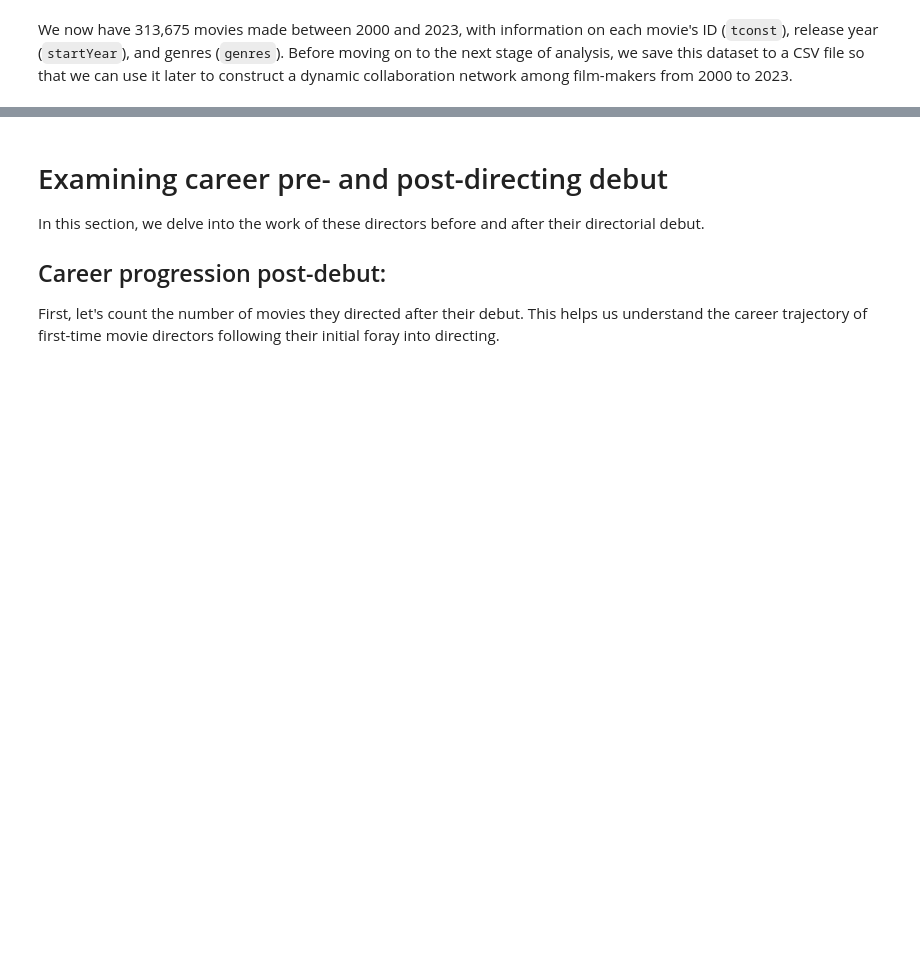
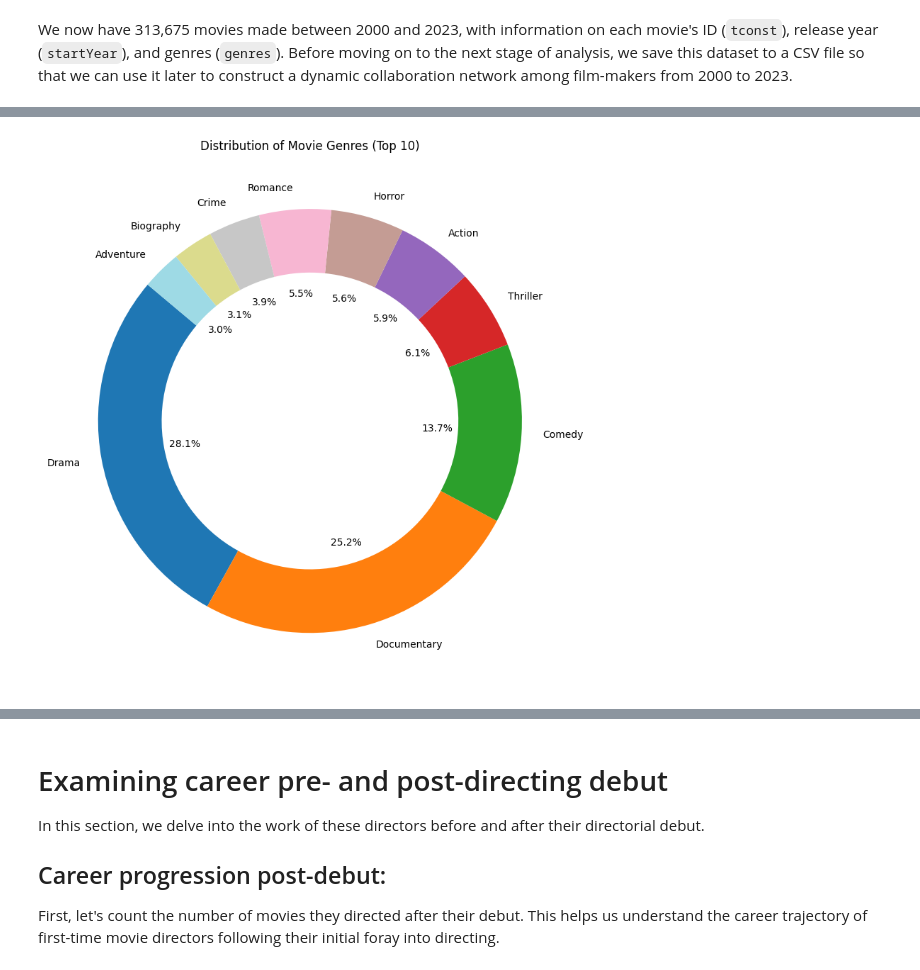
Before and after one commit to nhunguyen0901/SocialNetworks_CareerLongevity, a Jupyter notebook: Phase_1_Tracking_Movie_Directors_Career.ipynb, the cells around one changed output, grey strips where cells are left out. Saved outputs shown, nothing was run; the diff lists cells and outputs as text; code cells hidden in the pictures; blank space fills up the shorter version.

```diff
--- a/Phase_1_Tracking_Movie_Directors_Career.ipynb
+++ b/Phase_1_Tracking_Movie_Directors_Career.ipynb
@@ -273,0 +195,36 @@ df_ratings.head()
+# %%
+# Prepare the data for 100% stacked bar chart
+
+# Split genres into lists for filtering
+movies_2000_2023['genres'] = movies_2000_2023['genres'].str.split(',')
+
+# Filter out 'Short' and 'Adult' from genre lists
+movies_2000_2023['genres'] = movies_2000_2023['genres'].apply(lambda genres: [genre for genre in genres if genre not in ['Short', 'Adult']])
+
+# Some movies might now have empty genre lists; let's filter those out as well
+movies_2000_2023 = movies_2000_2023[movies_2000_2023['genres'].map(bool)]
+
+# Expanding the genres so each genre is treated separately
+expanded_genres = movies_2000_2023.explode('genres')
+
+# Remove movies with '\N' genre (which represents missing data)
+expanded_genres = expanded_genres[expanded_genres['genres'] != '\\N']
+# %%
+# Calculate the distribution of genres across all years
+genre_distribution = expanded_genres['genres'].value_counts(normalize=True) * 100
+
+# Select the top genres for visualization to avoid clutter
+top_genres = genre_distribution.head(10)
+
+# Generate unique colors for each genre
+unique_colors = plt.cm.tab20(np.linspace(0, 1, len(top_genres)))
+
+# Plotting Donut Chart by adding 'wedgeprops'
+plt.figure(figsize=(8, 8))
+plt.pie(top_genres, labels=top_genres.index, autopct='%1.1f%%', startangle=140, colors=unique_colors, wedgeprops=dict(width=0.3))
+plt.title('Distribution of Movie Genres (Top 10)')
+
+plt.tight_layout()
+plt.show()
+# %% [output]
+[figure, added]
```
Also changed, not shown: parts of 61 cells of this notebook, 2 other files.
